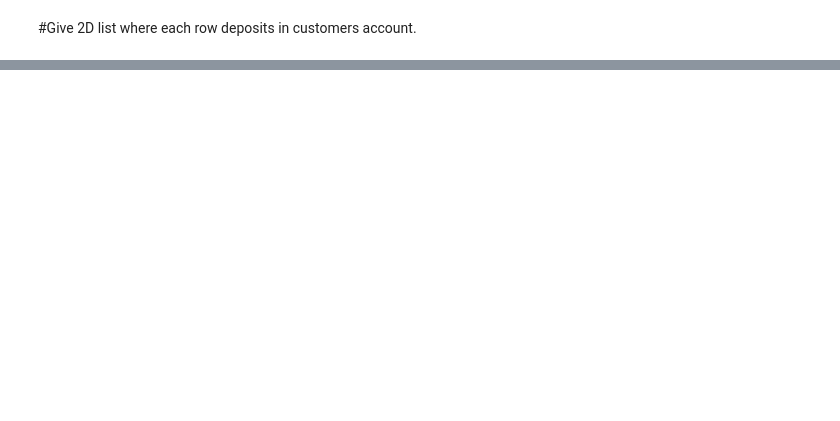
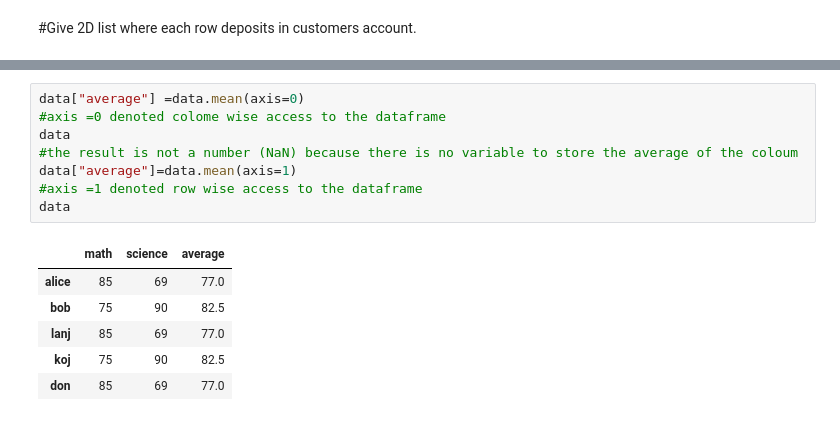
Before and after one commit to Janith-20/MED23CL202-, a Jupyter notebook: python_med.ipynb, the cells around one changed output, grey strips where cells are left out. Drawn from its saved outputs; the diff is of its cells as text; blank space fills up the shorter version.

```diff
--- a/python_med.ipynb
+++ b/python_med.ipynb
@@ -331,0 +453,15 @@ To design a menu driver application for grocery store checkout system using list
+# %%
+data["average"] =data.mean(axis=0)
+#axis =0 denoted colome wise access to the dataframe
+data
+#the result is not a number (NaN) because there is no variable to store the average of the coloum
+data["average"]=data.mean(axis=1)
+#axis =1 denoted row wise access to the dataframe
+data
+# %% [output]
+|  | math | science | average |
+| alice | 85 | 69 | 77.0 |
+| bob | 75 | 90 | 82.5 |
+| lanj | 85 | 69 | 77.0 |
+| koj | 75 | 90 | 82.5 |
+| don | 85 | 69 | 77.0 |
```
Also changed, not shown: parts of 36 cells of this notebook.
